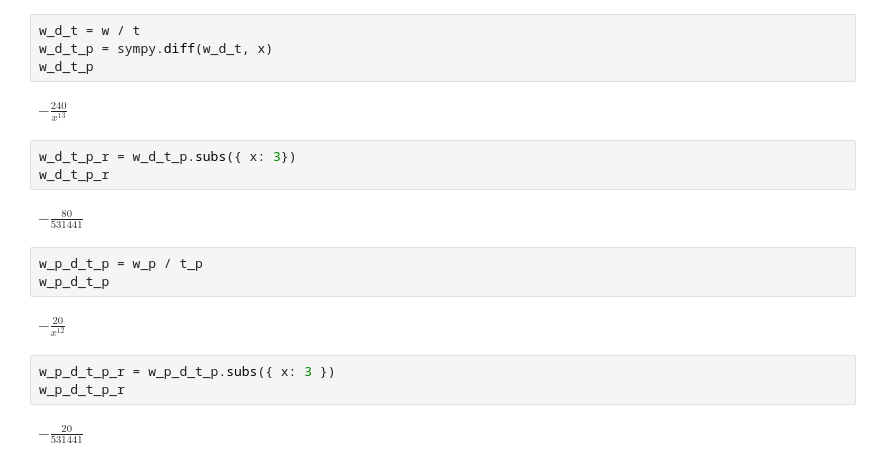
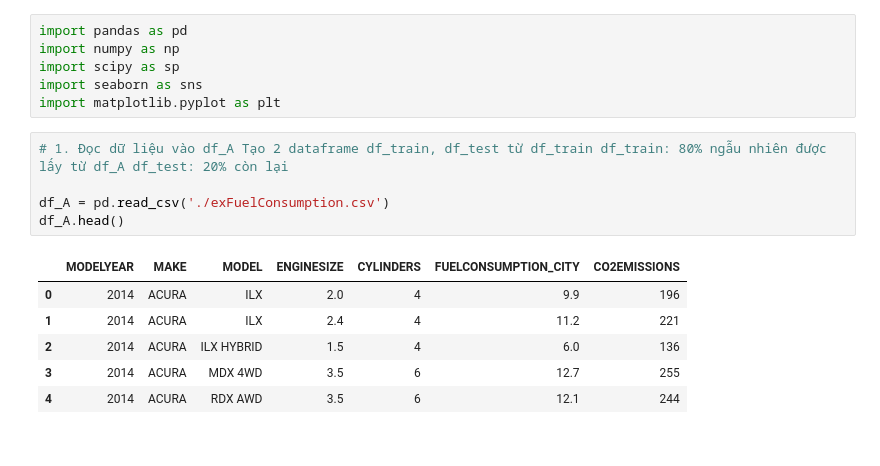
Before and after one commit to kieutridang/Mathematics-and-Statistics-for-Data-Science-, a Jupyter notebook: Week_2/Bai lam them/exFuelConsumption.ipynb, the cells around one changed output. Drawn from its saved outputs; the diff is of its cells as text.

```diff
--- a/Week_2/Bai lam them/exFuelConsumption.ipynb
+++ b/Week_2/Bai lam them/exFuelConsumption.ipynb
@@ -225,21 +1,18 @@ $\displaystyle \frac{6 x^{5}}{5}$
-# %%
-w_d_t = w / t
-w_d_t_p = sympy.diff(w_d_t, x)
-w_d_t_p
-# %% [output]
-$\displaystyle - \frac{240}{x^{13}}$
-# %%
-w_d_t_p_r = w_d_t_p.subs({ x: 3})
-w_d_t_p_r
-# %% [output]
-$\displaystyle - \frac{80}{531441}$
-# %%
-w_p_d_t_p = w_p / t_p
-w_p_d_t_p
-# %% [output]
-$\displaystyle - \frac{20}{x^{12}}$
-# %%
-w_p_d_t_p_r = w_p_d_t_p.subs({ x: 3 })
-w_p_d_t_p_r
-# %% [output]
-$\displaystyle - \frac{20}{531441}$
+# %%
+import pandas as pd
+import numpy as np
+import scipy as sp
+import seaborn as sns
+import matplotlib.pyplot as plt
+# %%
+# 1. Đọc dữ liệu vào df_A Tạo 2 dataframe df_train, df_test từ df_train df_train: 80% ngẫu nhiên được lấy từ df_A df_test: 20% còn lại
+
+df_A = pd.read_csv('./exFuelConsumption.csv')
+df_A.head()
+# %% [output]
+|  | MODELYEAR | MAKE | MODEL | ENGINESIZE | CYLINDERS | FUELCONSUMPTION_CITY | CO2EMISSIONS |
+| 0 | 2014 | ACURA | ILX | 2.0 | 4 | 9.9 | 196 |
+| 1 | 2014 | ACURA | ILX | 2.4 | 4 | 11.2 | 221 |
+| 2 | 2014 | ACURA | ILX HYBRID | 1.5 | 4 | 6.0 | 136 |
+| 3 | 2014 | ACURA | MDX 4WD | 3.5 | 6 | 12.7 | 255 |
+| 4 | 2014 | ACURA | RDX AWD | 3.5 | 6 | 12.1 | 244 |
```
Also changed, not shown: parts of 57 cells of this notebook, 2 other files.
